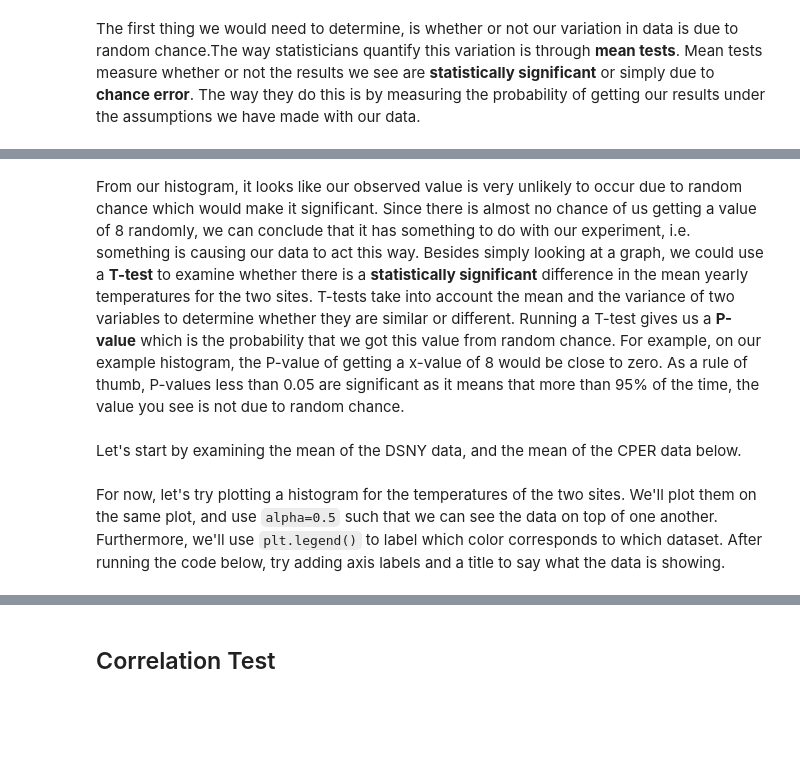
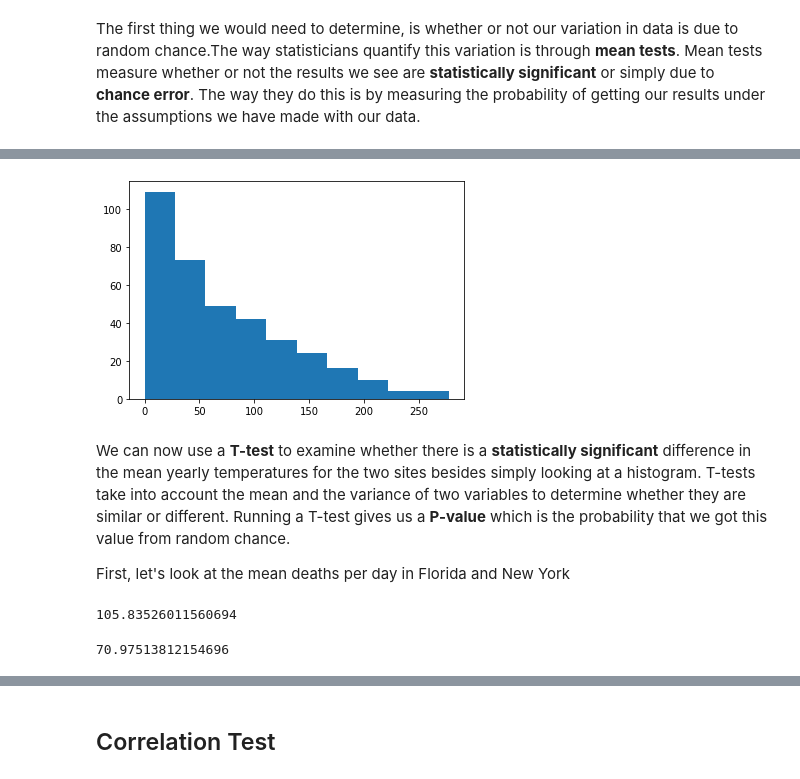
Before and after one commit to Sci-Teens/ecology-program, a Jupyter notebook: lessons/4_introduction_to_statistical_testing.ipynb, the cells around one changed output, grey strips where cells are left out. Cells and saved outputs as stored; diff of their text form; code cells hidden in the pictures; blank space fills up the shorter version.

```diff
--- a/lessons/4_introduction_to_statistical_testing.ipynb
+++ b/lessons/4_introduction_to_statistical_testing.ipynb
@@ -39,10 +71,21 @@ To get a better grasp of what I mean, let's take a look at a histogram. Remember
+# %%
+# TODO: Make a histogram of the daily Florida deaths. Include a title and
+# appropriate axes labels
+plt.hist(new_york_data['deathIncrease'])
+plt.show()
+# %% [output]
+[figure, added]
 # %% [markdown]
-From our histogram, it looks like our observed value is very unlikely to occur due to random chance which would make it significant. Since there is almost no chance of us getting a value of 8 randomly, we can conclude that it has something to do with our experiment, i.e. something is causing our data to act this way. Besides simply looking at a graph, we could use a **T-test** to examine whether there is a **statistically significant** difference in the mean yearly temperatures for the two sites. T-tests take into account the mean and the variance of two variables to determine whether they are similar or different. Running a T-test gives us a **P-value** which is the probability that we got this value from random chance. For example, on our example histogram, the P-value of getting a x-value of 8 would be close to zero. As a rule of thumb, P-values less than 0.05 are significant as it means that more than 95% of the time, the value you see is not due to random chance.
+We can now use a **T-test** to examine whether there is a **statistically significant** difference in the mean yearly temperatures for the two sites besides simply looking at a histogram. T-tests take into account the mean and the variance of two variables to determine whether they are similar or different. Running a T-test gives us a **P-value** which is the probability that we got this value from random chance.
+
+First, let's look at the mean deaths per day in Florida and New York
-# %% [markdown]
-Let's start by examining the mean of the DSNY data, and the mean of the CPER data below.
 # %%
-# TODO: Get the mean temperature at DSNY
+# TODO: Get the mean daily deaths in New York
+new_york_data['deathIncrease'].mean()
+# %% [output]
+105.83526011560694
 # %%
-# TODO: Get the mean temperature at CPER
+# TODO: Get the mean daily deaths in New York
+florida_data['deathIncrease'].mean()
+# %% [output]
+70.97513812154696
-# %% [markdown]
-For now, let's try plotting a histogram for the temperatures of the two sites. We'll plot them on the same plot, and use `alpha=0.5` such that we can see the data on top of one another. Furthermore, we'll use `plt.legend()` to label which color corresponds to which dataset. After running the code below, try adding axis labels and a title to say what the data is showing.
```
Also changed, not shown: parts of 50 cells of this notebook, 5 other files.
